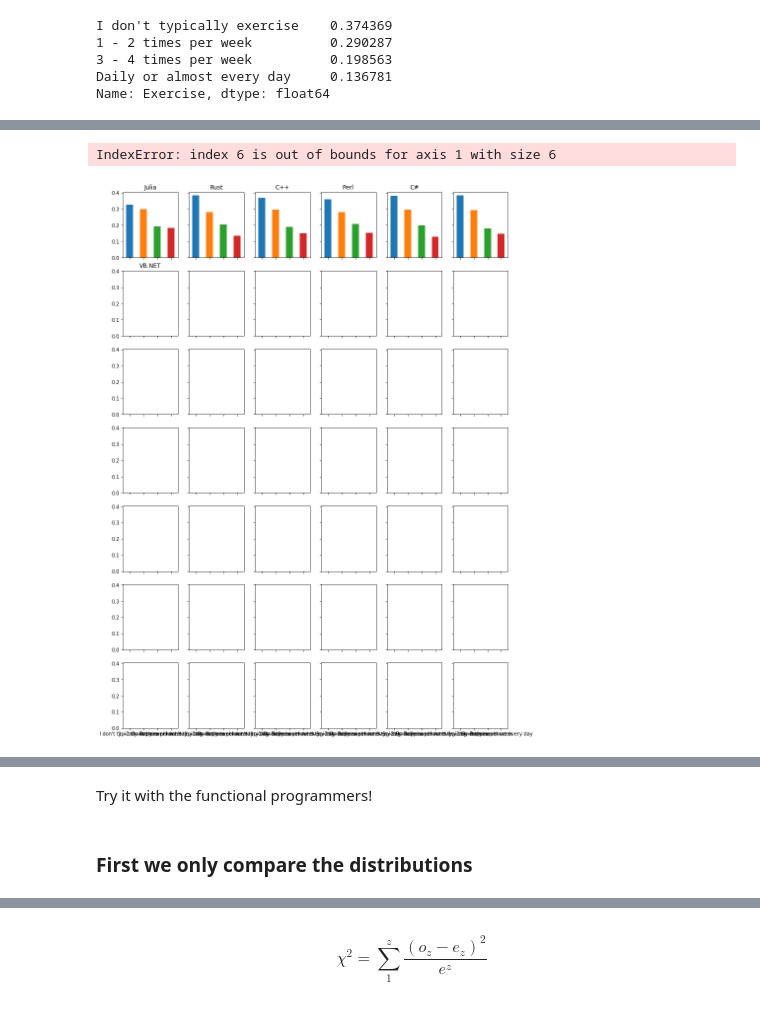
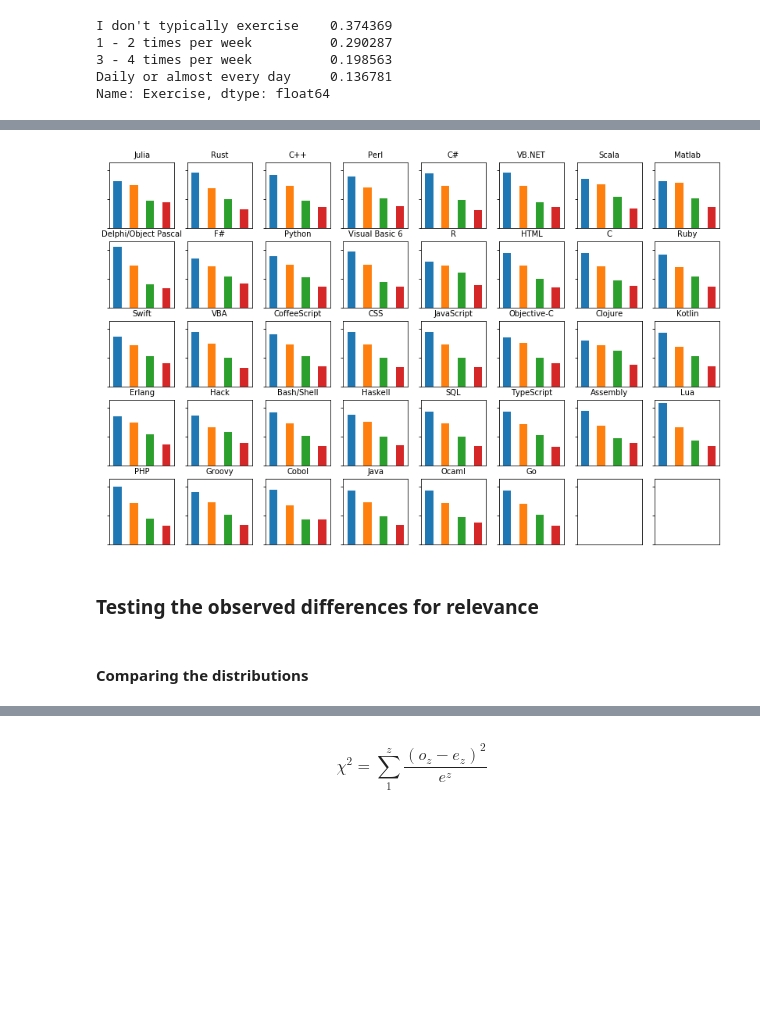
Before and after one commit to huli/the-transparent-coder, a Jupyter notebook: overview.ipynb, the cells around one changed output, grey strips where cells are left out. Saved outputs shown, nothing was run; the diff lists cells and outputs as text; code cells hidden in the pictures; blank space fills up the shorter version.

```diff
--- a/overview.ipynb
+++ b/overview.ipynb
@@ -206,11 +206,22 @@ Python        I don't typically exercise    0.348757
               Daily or almost every day     0.146605
 Name: Exercise, dtype: float64
 # %%
-fig, axes = plt.subplots(7,6, figsize=(14, 20), sharey=True, sharex=True)
+# Render small multiples of the distribution for comparision
+number_of_columns = 8
+fig, axes = plt.subplots(int(38/number_of_columns)+1, number_of_columns, figsize=(14, 9), sharey=True)
 for i, lang in zip(range(38), all_languages):
-    data2018[data2018[lang] == True].Exercise.value_counts(normalize=True).plot(kind='bar', ax=axes[int(i/6), i%7])
-    axes[int(i/5), i%5].set_title(lang)
+    position = axes[int(i/number_of_columns), i%number_of_columns]
+    data2018[data2018[lang] == True].Exercise.value_counts(normalize=True).plot(kind='bar', ax=position)
+    position.set_title(lang, fontsize=10)
+for i in range(40):
+    position = axes[int(i/number_of_columns), i%number_of_columns]
+    position.set_xticklabels([])
+    position.set_yticklabels([])
+    position.set_xticks([])
 # %% [output]
-IndexError: index 6 is out of bounds for axis 1 with size 6
-[figure, old version]
+[figure, new version]
+# %% [markdown]
+### Testing the observed differences for relevance
+# %% [markdown]
+#### Comparing the distributions
 # %%
@@ -223,7 +234,3 @@ pd.crosstab(data2018['C# vs Python'], data2018.Exercise, normalize=True)
 | C# | 0.065527 | 0.044211 | 0.027500 | 0.087397 |
 | None | 0.113205 | 0.074749 | 0.054793 | 0.153367 |
 | Python | 0.079104 | 0.057469 | 0.039677 | 0.094386 |
-# %% [markdown]
-Try it with the functional programmers!
-# %% [markdown]
-### First we only compare the distributions
```
Also changed, not shown: parts of 27 cells of this notebook.
